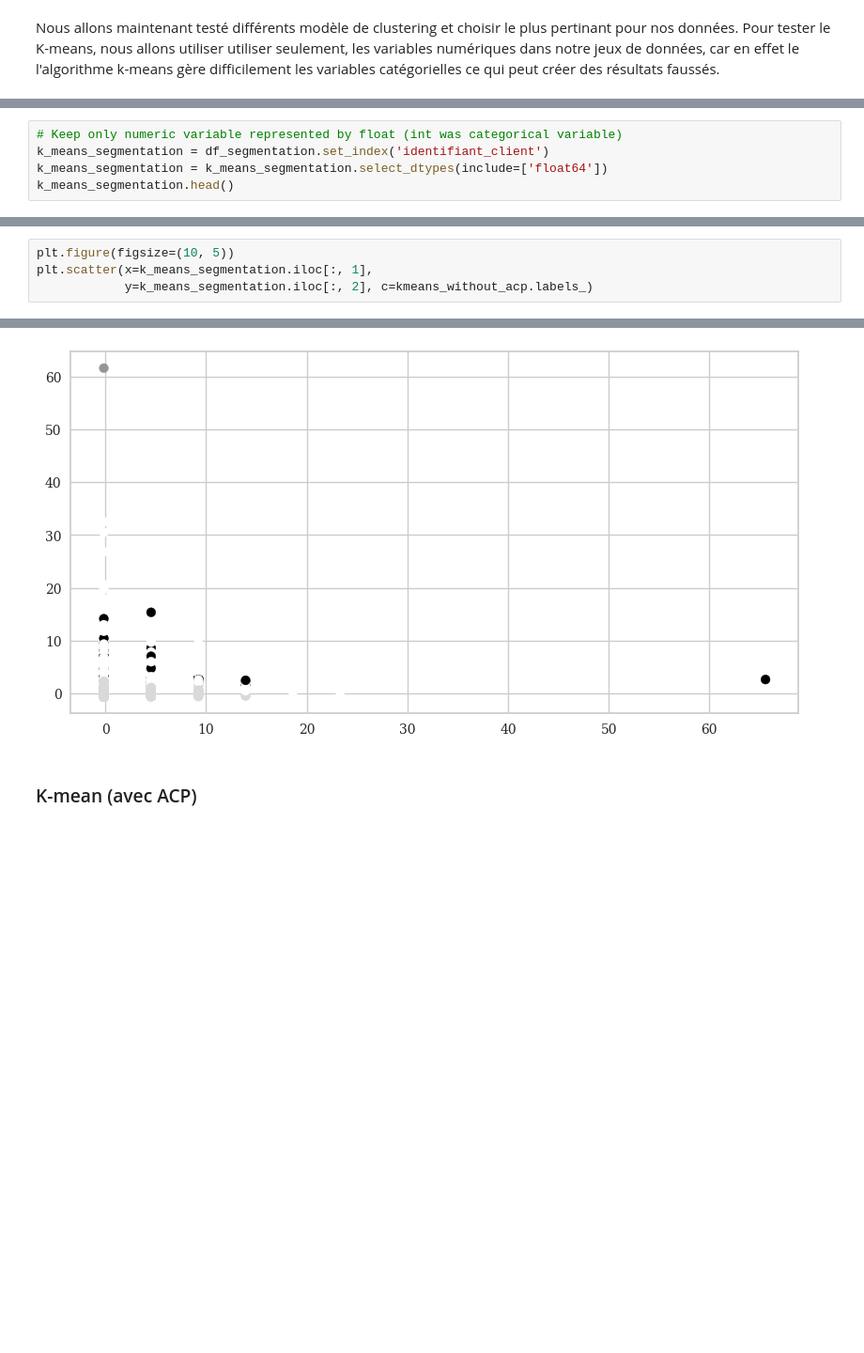
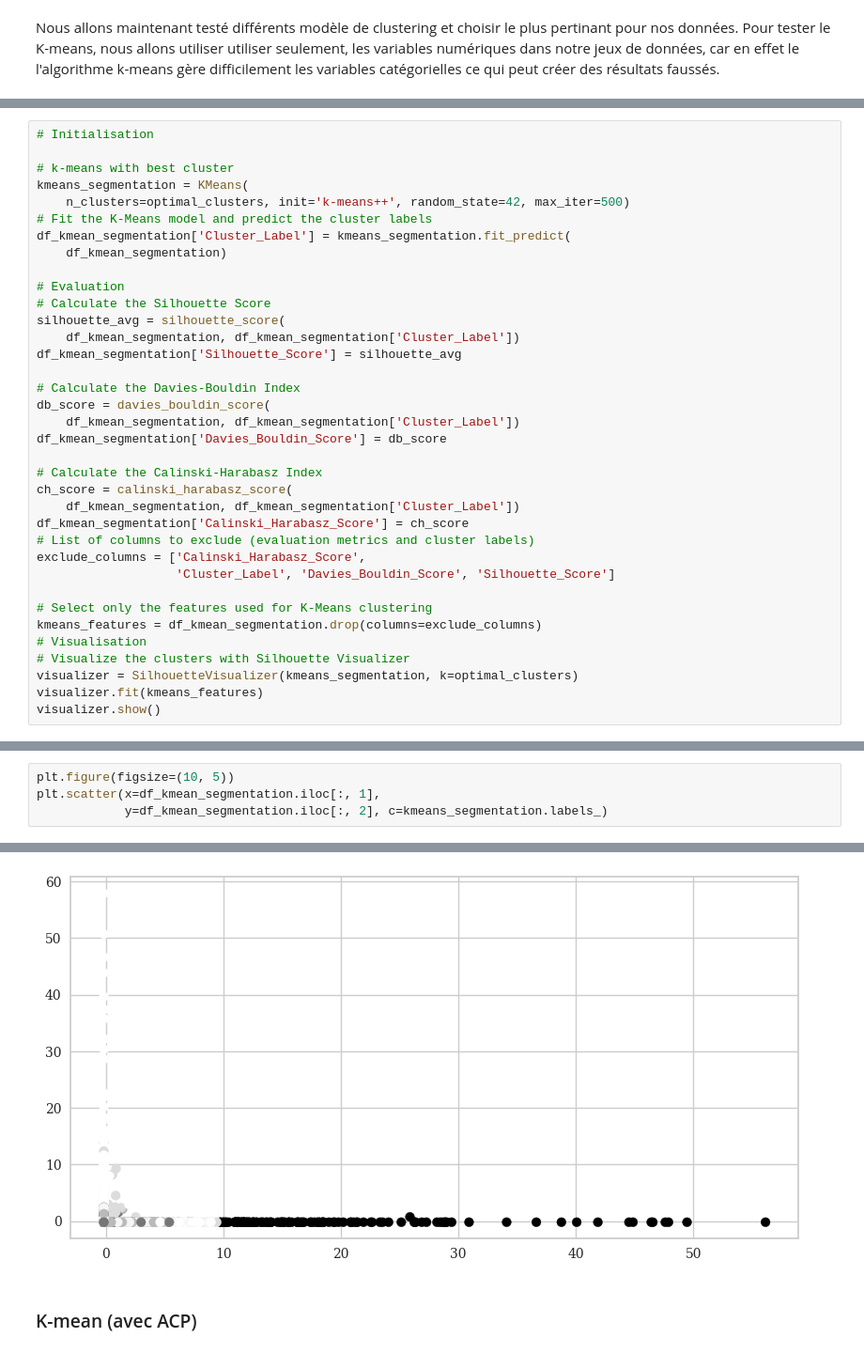
Before and after one commit to dimitri-feniou/openclassrooms-projet5-segmentation-olist, a Jupyter notebook: notebook_modelisation.ipynb, the cells around one changed output, grey strips where cells are left out. Shown at 94% size. Cells and saved outputs as stored; diff of their text form; blank space fills up the shorter version.

```diff
--- a/notebook_modelisation.ipynb
+++ b/notebook_modelisation.ipynb
@@ -41,5 +45,0 @@ Nous allons maintenant testé différents modèle de clustering et choisir le pl
-# %%
-# Keep only numeric variable represented by float (int was categorical variable)
-k_means_segmentation = df_segmentation.set_index('identifiant_client')
-k_means_segmentation = k_means_segmentation.select_dtypes(include=['float64'])
-k_means_segmentation.head()
@@ -73,0 +224,36 @@ visualizer.show()
+# %%
+# Initialisation
+
+# k-means with best cluster
+kmeans_segmentation = KMeans(
+    n_clusters=optimal_clusters, init='k-means++', random_state=42, max_iter=500)
+# Fit the K-Means model and predict the cluster labels
+df_kmean_segmentation['Cluster_Label'] = kmeans_segmentation.fit_predict(
+    df_kmean_segmentation)
+
+# Evaluation
+# Calculate the Silhouette Score
+silhouette_avg = silhouette_score(
+    df_kmean_segmentation, df_kmean_segmentation['Cluster_Label'])
+df_kmean_segmentation['Silhouette_Score'] = silhouette_avg
+
+# Calculate the Davies-Bouldin Index
+db_score = davies_bouldin_score(
+    df_kmean_segmentation, df_kmean_segmentation['Cluster_Label'])
+df_kmean_segmentation['Davies_Bouldin_Score'] = db_score
+
+# Calculate the Calinski-Harabasz Index
+ch_score = calinski_harabasz_score(
+    df_kmean_segmentation, df_kmean_segmentation['Cluster_Label'])
+df_kmean_segmentation['Calinski_Harabasz_Score'] = ch_score
+# List of columns to exclude (evaluation metrics and cluster labels)
+exclude_columns = ['Calinski_Harabasz_Score',
+                   'Cluster_Label', 'Davies_Bouldin_Score', 'Silhouette_Score']
+
+# Select only the features used for K-Means clustering
+kmeans_features = df_kmean_segmentation.drop(columns=exclude_columns)
+# Visualisation
+# Visualize the clusters with Silhouette Visualizer
+visualizer = SilhouetteVisualizer(kmeans_segmentation, k=optimal_clusters)
+visualizer.fit(kmeans_features)
+visualizer.show()
@@ -74,9 +284,9 @@ visualizer.show()
 # %%
 plt.figure(figsize=(10, 5))
-plt.scatter(x=k_means_segmentation.iloc[:, 1],
-            y=k_means_segmentation.iloc[:, 2], c=kmeans_without_acp.labels_)
+plt.scatter(x=df_kmean_segmentation.iloc[:, 1],
+            y=df_kmean_segmentation.iloc[:, 2], c=kmeans_segmentation.labels_)
 # %% [output]
 <matplotlib.collections.PathCollection at 0x...>
-[figure, old version]
+[figure, new version]
 # %% [markdown]
 ### K-mean (avec ACP)
```
Also changed, not shown: parts of 66 cells of this notebook, 1 other file.
